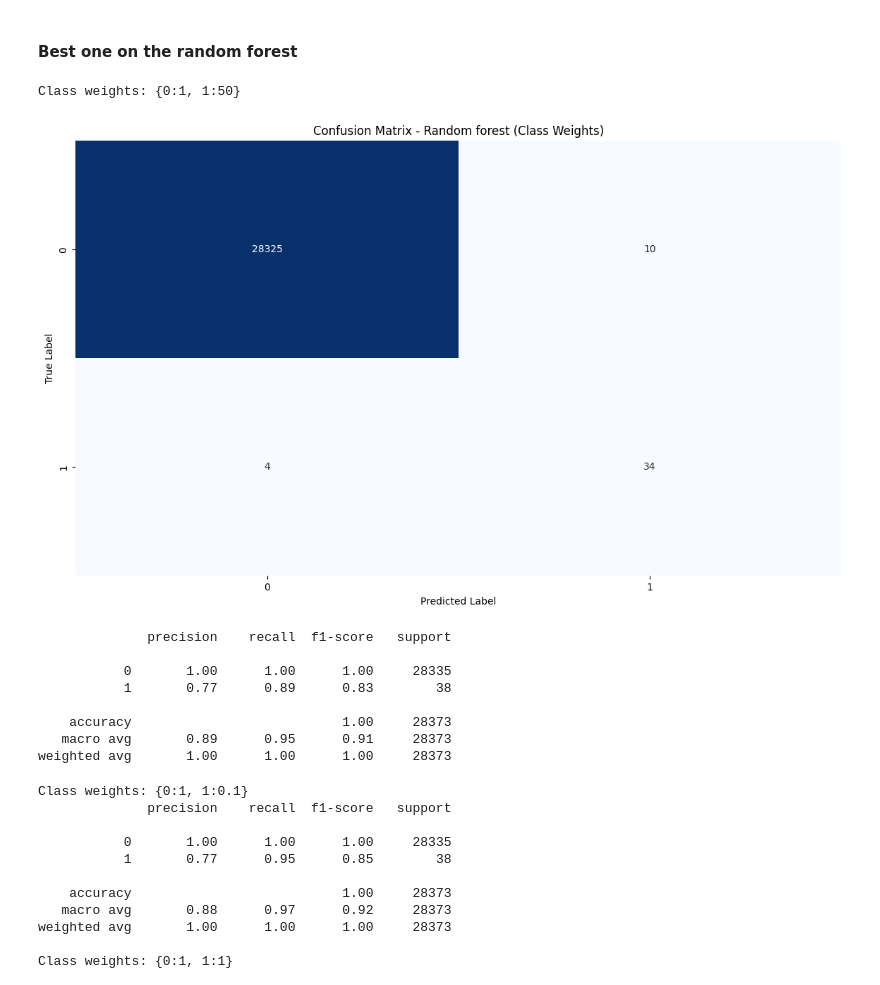
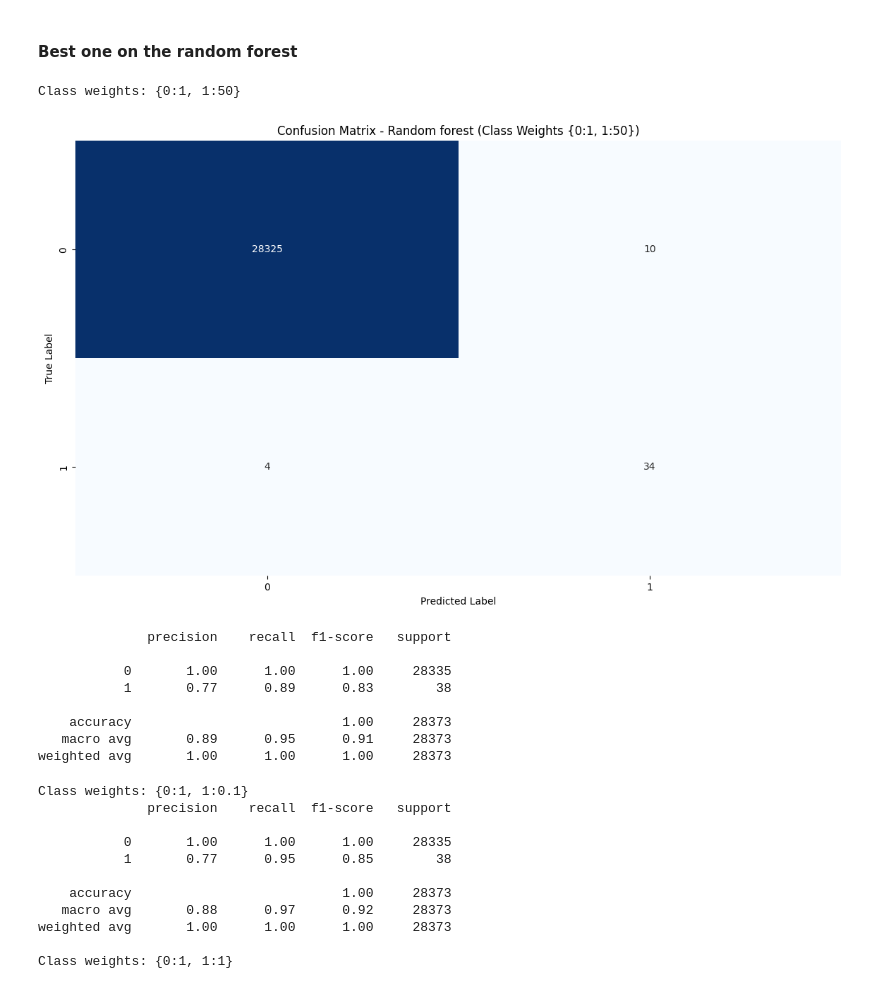
Before and after one commit to fulcrumm1365/card_fraud, a Jupyter notebook: main.ipynb, the cells around one changed output. Saved outputs shown, nothing was run; the diff lists cells and outputs as text; code cells hidden in the pictures.

```diff
--- a/main.ipynb
+++ b/main.ipynb
@@ -406,18 +405,9 @@ SMOTE'd dataset
 # %%
 X_train_smote, y_train_smote = SMOTE(random_state=13).fit_resample(X_train, y_train)
 # %%
-print("Class weights: {0:1, 1:1}")
-model1_with_weights = LogisticRegression(max_iter=1000, class_weight={0:1, 1:1})
-model1_weights_results = evaluate_model("Logistic Regression", model1_with_weights, X_train_smote, y_train_smote, "SMOTE")
-print(model1_weights_results)
-
-print("Class weights: {0:1, 1:10}")
-model1_with_weights = LogisticRegression(max_iter=1000, class_weight={0:1, 1:10})
-model1_weights_results = evaluate_model("Logistic Regression", model1_with_weights, X_train_smote, y_train_smote, "SMOTE")
-print(model1_weights_results)
-
-print("Class weights: {0:1, 1:0.1}")
-model1_with_weights = LogisticRegression(max_iter=1000, class_weight={0:1, 1:0.1})
-model1_weights_results = evaluate_model("Logistic Regression", model1_with_weights, X_train_smote, y_train_smote, "SMOTE")
-print(model1_weights_results)
+for _ in [0.1, 1, 6, 10, 100, 1000]:
+    print(f"Class weights: {{0:1, 1:{_}}}")
+    model1_with_weights = LogisticRegression(max_iter=1000, class_weight={0:1, 1:_})
+    model1_weights_results = evaluate_model("Logistic Regression", model1_with_weights, X_train_smote, y_train_smote, f"SMOTE"d/Class Weights{{0:1, 1:{_}}}")
+    print(model1_weights_results)
 # %% [output]
@@ -441,18 +431,9 @@ weighted avg       1.00      1.00      1.00     28373
 # %%
 X_train_under, y_train_under = RandomUnderSampler(random_state=13).fit_resample(X_train, y_train)
 # %%
-print("Class weights: {0:1, 1:1}")
-model1_with_weights = LogisticRegression(max_iter=1000, class_weight={0:1, 1:1})
-model1_weights_results = evaluate_model("Logistic Regression", model1_with_weights, X_train_under, y_train_under, "SMOTE")
-print(model1_weights_results)
-
-print("Class weights: {0:1, 1:10}")
-model1_with_weights = LogisticRegression(max_iter=1000, class_weight={0:1, 1:10})
-model1_weights_results = evaluate_model("Logistic Regression", model1_with_weights, X_train_under, y_train_under, "SMOTE")
-print(model1_weights_results)
-
-print("Class weights: {0:1, 1:0.1}")
-model1_with_weights = LogisticRegression(max_iter=1000, class_weight={0:1, 1:0.1})
-model1_weights_results = evaluate_model("Logistic Regression", model1_with_weights, X_train_under, y_train_under, "SMOTE")
-print(model1_weights_results)
+for _ in [0.1, 1, 6, 10, 100, 1000]:
+    print(f"Class weights: {{0:1, 1:{_}}}")
+    model1_with_weights = LogisticRegression(max_iter=1000, class_weight={0:1, 1:_})
+    model1_weights_results = evaluate_model("Logistic Regression", model1_with_weights, X_train_under, y_train_under, f"Under-sampled/Class Weights{{0:1, 1:{_}}}")
+    print(model1_weights_results)
 # %% [output]
@@ -495,7 +476,7 @@ weighted avg       1.00      1.00      1.00     28373
 for _ in [0.1, 1, 10, 100, 1000]:
     print(f"Class weights: {{0:1, 1:{_}}}")
     model2_with_weights = RandomForestClassifier(n_estimators=100, max_depth=3, random_state=13, n_jobs=-1, class_weight={0:1, 1:_})
-    model2_weights_results = evaluate_model("Random forest", model2_with_weights, X_train, y_train, "Class Weights")
+    model2_weights_results = evaluate_model("Random forest", model2_with_weights, X_train, y_train, f"Class Weights {{0:1, 1:{_}}}")
     print(model2_weights_results)
 # %% [output]
 Class weights: {0:1, 1:0.1}
@@ -520,12 +501,12 @@ weighted avg       1.00      0.99      0.99     28373
 # %%
 for _ in [50]:
     print(f"Class weights: {{0:1, 1:{_}}}")
     model2_with_weights = RandomForestClassifier(n_estimators=100, max_depth=3, random_state=13, n_jobs=-1, class_weight={0:1, 1:_})
-    model2_weights_results = evaluate_model("Random forest", model2_with_weights, X_train, y_train, "Class Weights", with_graph=True)
+    model2_weights_results = evaluate_model("Random forest", model2_with_weights, X_train, y_train, f"Class Weights {{0:1, 1:{_}}}", with_graph=True)
     print(model2_weights_results)
 # %% [output]
 Class weights: {0:1, 1:50}
-[figure, old version]
+[figure, new version]
               precision    recall  f1-score   support
 
            0       1.00      1.00      1.00     28335
```
Also changed, not shown: parts of 22 cells of this notebook.
